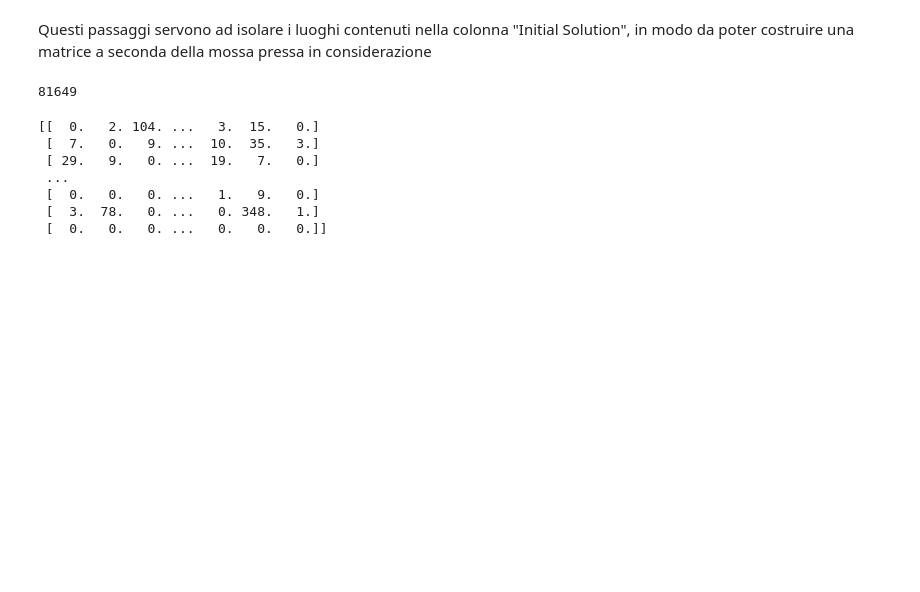
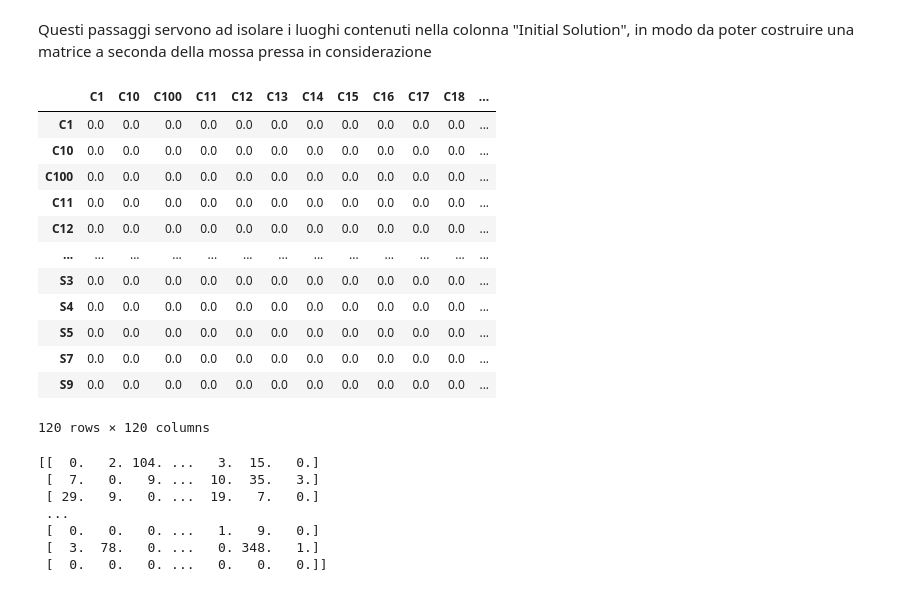
Before and after one commit to Antonet99/Route-CNN, a Jupyter notebook: seconda_parte.ipynb, the cells around one changed output. Drawn from its saved outputs; the diff is of its cells as text; code cells hidden in the pictures; blank space fills up the shorter version.

```diff
--- a/seconda_parte.ipynb
+++ b/seconda_parte.ipynb
@@ -123,10 +123,22 @@ for index, stringa in enumerate(sol):
 
     for i in range(len(split)-1):
             dict[index].loc[split[i], split[i+1]] = 1
-# %%
-len(dict)
-# %% [output]
-81649
+# %%
+dict[0]
+# %% [output]
+|  | C1 | C10 | C100 | C11 | C12 | C13 | C14 | C15 | C16 | C17 | C18 | ... |
+| C1 | 0.0 | 0.0 | 0.0 | 0.0 | 0.0 | 0.0 | 0.0 | 0.0 | 0.0 | 0.0 | 0.0 | ... |
+| C10 | 0.0 | 0.0 | 0.0 | 0.0 | 0.0 | 0.0 | 0.0 | 0.0 | 0.0 | 0.0 | 0.0 | ... |
+| C100 | 0.0 | 0.0 | 0.0 | 0.0 | 0.0 | 0.0 | 0.0 | 0.0 | 0.0 | 0.0 | 0.0 | ... |
+| C11 | 0.0 | 0.0 | 0.0 | 0.0 | 0.0 | 0.0 | 0.0 | 0.0 | 0.0 | 0.0 | 0.0 | ... |
+| C12 | 0.0 | 0.0 | 0.0 | 0.0 | 0.0 | 0.0 | 0.0 | 0.0 | 0.0 | 0.0 | 0.0 | ... |
+| ... | ... | ... | ... | ... | ... | ... | ... | ... | ... | ... | ... | ... |
+| S3 | 0.0 | 0.0 | 0.0 | 0.0 | 0.0 | 0.0 | 0.0 | 0.0 | 0.0 | 0.0 | 0.0 | ... |
+| S4 | 0.0 | 0.0 | 0.0 | 0.0 | 0.0 | 0.0 | 0.0 | 0.0 | 0.0 | 0.0 | 0.0 | ... |
+| S5 | 0.0 | 0.0 | 0.0 | 0.0 | 0.0 | 0.0 | 0.0 | 0.0 | 0.0 | 0.0 | 0.0 | ... |
+| S7 | 0.0 | 0.0 | 0.0 | 0.0 | 0.0 | 0.0 | 0.0 | 0.0 | 0.0 | 0.0 | 0.0 | ... |
+| S9 | 0.0 | 0.0 | 0.0 | 0.0 | 0.0 | 0.0 | 0.0 | 0.0 | 0.0 | 0.0 | 0.0 | ... |
+120 rows × 120 columns
 # %%
 # inizializzo il risultato come il primo dataframe del dizionario
 df_sum = dict[0]
```
Also changed, not shown: parts of 1 cell of this notebook, 2 other files.
